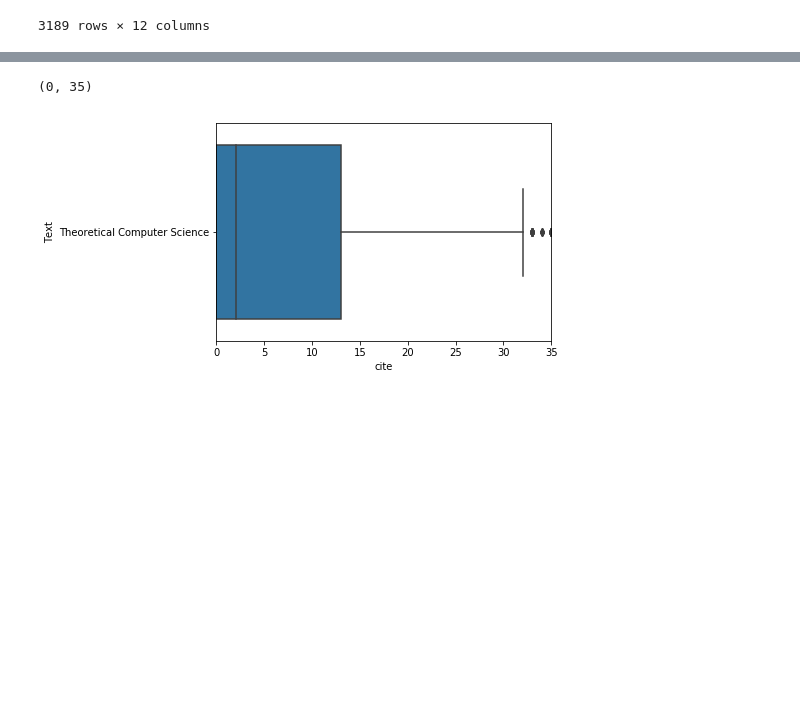
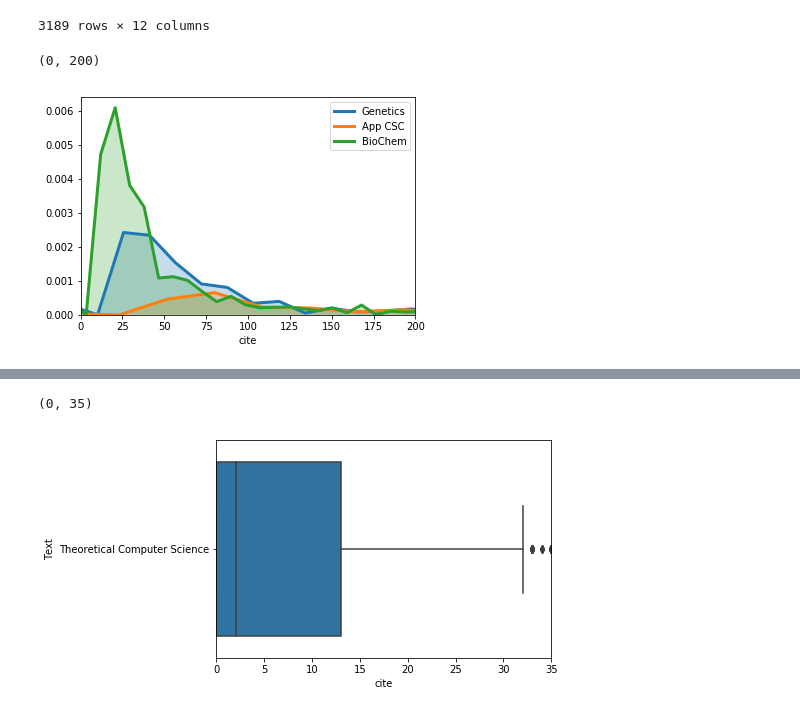
Before and after one commit to UNCG-CSE/Bioinformatics_Trends, a Jupyter notebook: Data Exploration/Logan/Logan_p3_boxplot.ipynb, the cells around one changed output, grey strips where cells are left out. Cells and saved outputs as stored; diff of their text form; code cells hidden in the pictures; blank space fills up the shorter version.

```diff
--- a/Data Exploration/Logan/Logan_p3_boxplot.ipynb
+++ b/Data Exploration/Logan/Logan_p3_boxplot.ipynb
@@ -90,3 +90,16 @@ df_thCSC
 | 84714 | 2-s2.0-85003723200 | 0 | eng | Gut microbiota have been attracti... | Gut microbiota and coronary arter... | 2016 | International Heart Journal | Journal | ... |
 | 85073 | 2-s2.0-84958747522 | 2 | eng | Recurrent copy number variations ... | The chromosome 3q26 OncCassette: ... | 2016 | Advances in Biological Regulation | Book Series | ... |
 3189 rows × 12 columns
+# %%
+import seaborn as sns
+import matplotlib.pyplot as plt
+
+
+sns.distplot(df_GEN['cite'], hist = False, kde = True,kde_kws = {'shade': True, 'linewidth': 3}, label = 'Genetics')
+sns.distplot(df_appCSC['cite'], hist = False, kde = True,kde_kws = {'shade': True, 'linewidth': 3}, label = 'App CSC')
+sns.distplot(df_BIOcheMB['cite'], hist = False, kde = True,kde_kws = {'shade': True, 'linewidth': 3}, label = 'BioChem')
+
+plt.xlim(0,200)
+# %% [output]
+(0, 200)
+[figure, added]
```
Also changed, not shown: parts of 2 cells of this notebook.
